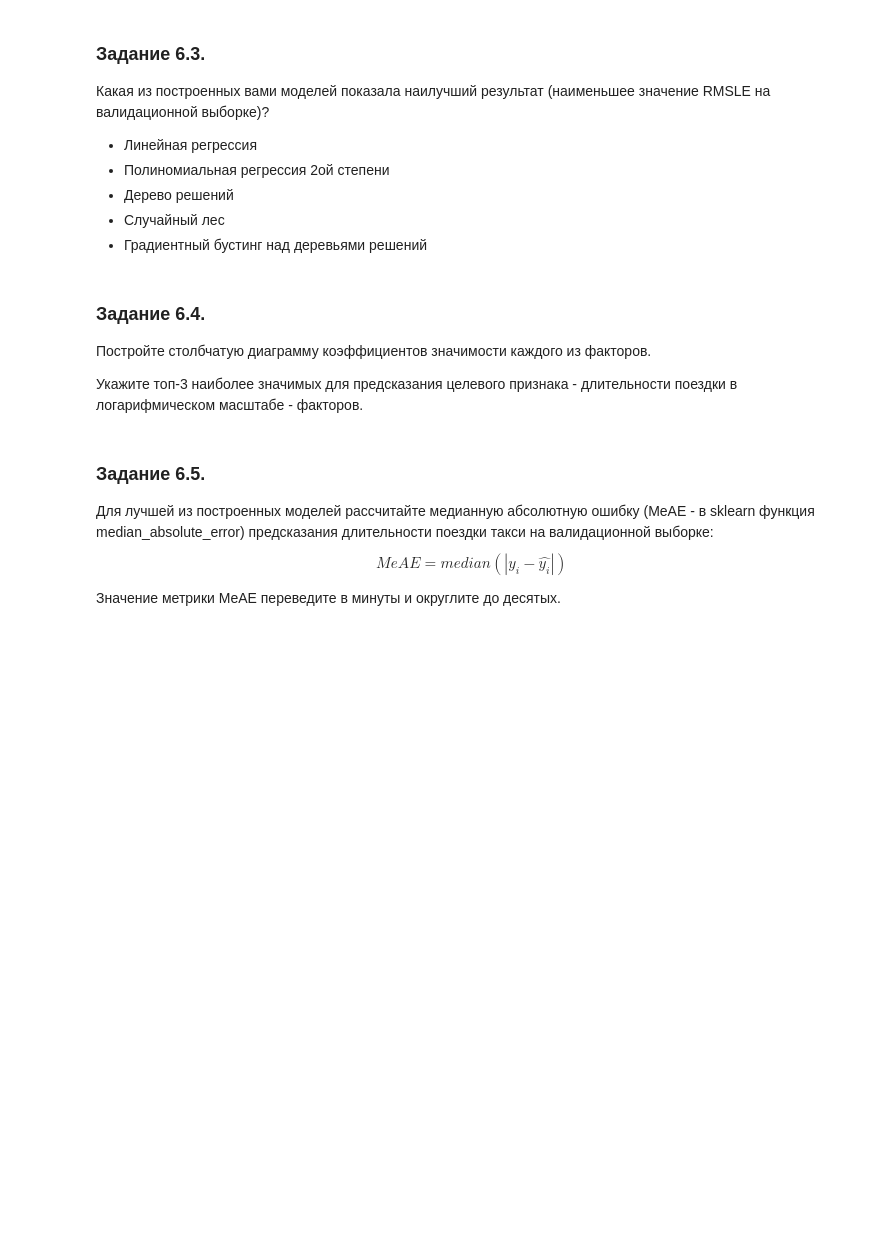
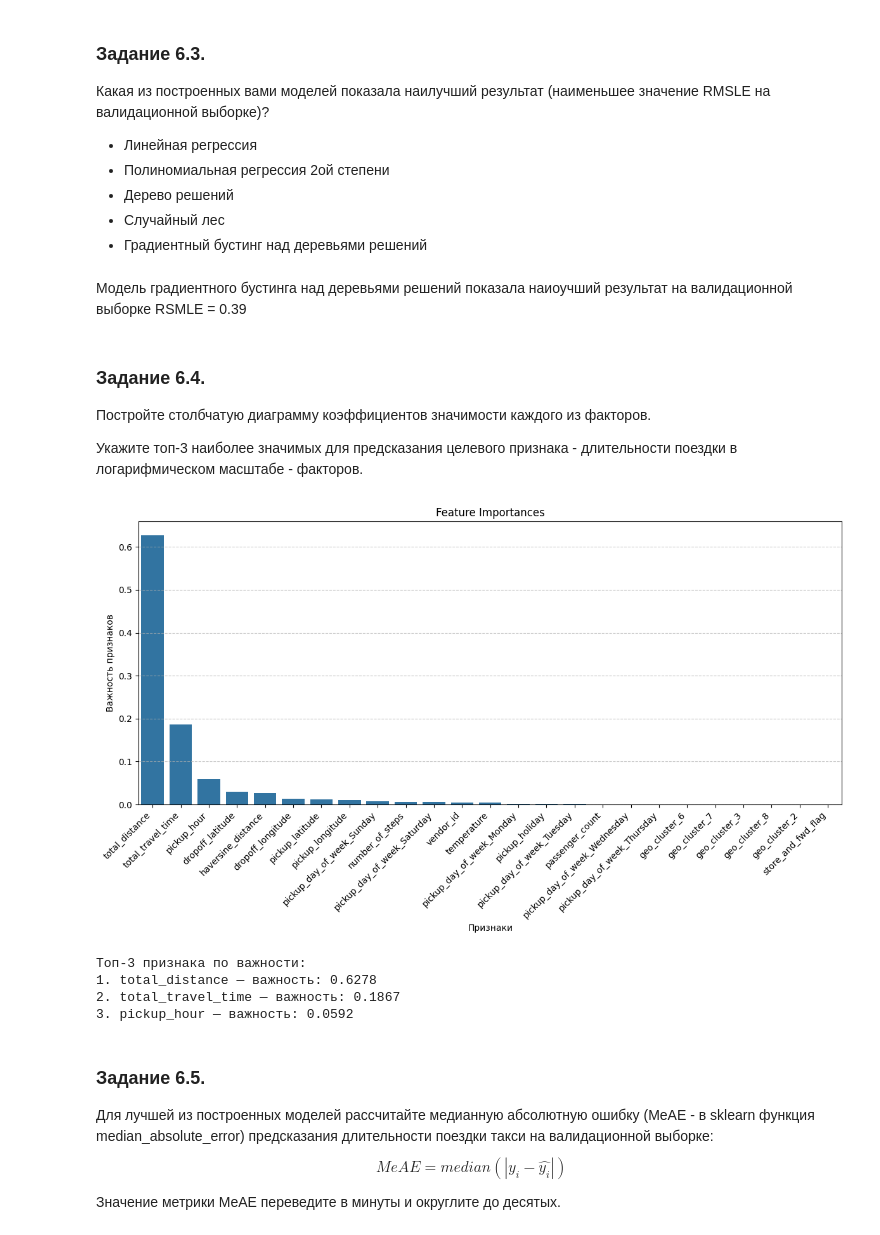
Before and after one commit to dafe1988/SF-DSPR-174, a Jupyter notebook: PROJECT_5_ Regression/Project-5._Fesenko.ipynb, the cells around one changed output. Drawn from its saved outputs; the diff is of its cells as text; code cells hidden in the pictures; blank space fills up the shorter version.

```diff
--- a/PROJECT_5_ Regression/Project-5._Fesenko.ipynb
+++ b/PROJECT_5_ Regression/Project-5._Fesenko.ipynb
@@ -1480,6 +1819,8 @@ max_depths = range(7, 20)
 * Дерево решений
 * Случайный лес
 * Градиентный бустинг над деревьями решений
+# %% [markdown]
+Модель градиентного бустинга над деревьями решений показала наиоучший результат на валидационной выборке RSMLE = 0.39
 # %% [markdown]
 ### Задание 6.4.
 Постройте столбчатую диаграмму коэффициентов значимости каждого из факторов.
@@ -1490,3 +1829,34 @@ max_depths = range(7, 20)
+# %%
+# ваш код здесь
+feature_imp = gbr.feature_importances_
+
+feature_imp_data = pd.DataFrame(index=X_train_sel.columns, data=feature_imp, columns=['importance']).sort_values(by='importance', ascending=False)
+
+plt.figure(figsize=(12, 7))
+
+sns.barplot(
+    x=feature_imp_data.index,
+    y=feature_imp_data['importance'],
+)
+
+plt.xlabel('Признаки')
+plt.ylabel('Важность признаков')
+plt.title('Feature Importances')
+plt.xticks(rotation=45, ha='right')
+plt.grid(axis='y', linestyle='--', alpha=0.7)
+plt.tight_layout()
+plt.show()
+
+top_3 = feature_imp_data.head(3)
+print("Топ-3 признака по важности:")
+for idx, (feature, row) in enumerate(top_3.iterrows(), 1):
+    print(f"{idx}. {feature} — важность: {row['importance']:.4f}")
+# %% [output]
+[figure, added]
+Топ-3 признака по важности:
+1. total_distance — важность: 0.6278
+2. total_travel_time — важность: 0.1867
+3. pickup_hour — важность: 0.0592
 # %% [markdown]
 ### Задание 6.5.
 Для лучшей из построенных моделей рассчитайте медианную абсолютную ошибку (MeAE - в sklearn функция median_absolute_error) предсказания длительности поездки такси на валидационной выборке:
```
Also changed, not shown: parts of 53 cells of this notebook, 1 other file.
